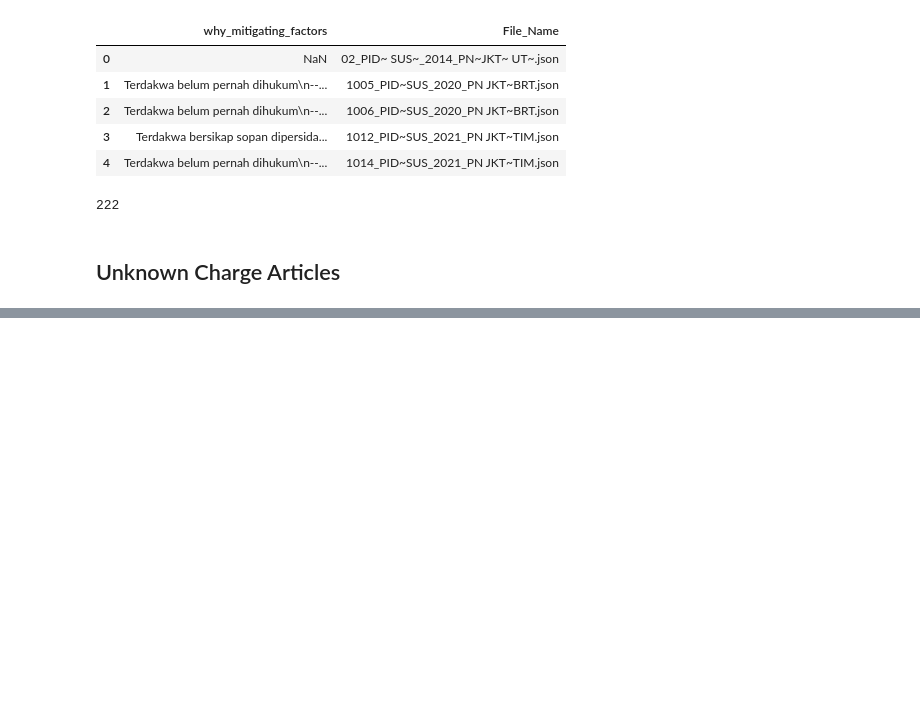
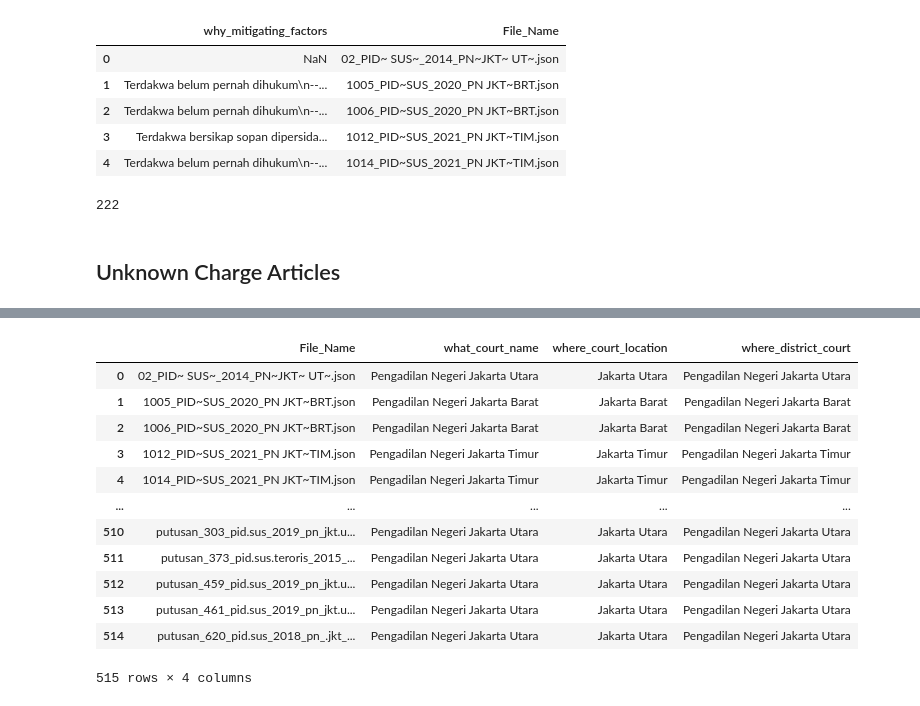
Before and after one commit to FariskaRatna/normalization-putusan, a Jupyter notebook: analysis.ipynb, the cells around one changed output, grey strips where cells are left out. Drawn from its saved outputs; the diff is of its cells as text; code cells hidden in the pictures; blank space fills up the shorter version.

```diff
--- a/analysis.ipynb
+++ b/analysis.ipynb
@@ -183,0 +218,3 @@ unknown_charge.to_excel("unknown_charge.xlsx", index=False)
+# %%
+data = pd.read_excel("rekap_data_terorisme_loc_v8.xlsx")
+data.head()
@@ -183,0 +249,17 @@ unknown_charge.to_excel("unknown_charge.xlsx", index=False)
+# %%
+df_court = data[["File_Name", "what_court_name", "where_court_location", "where_district_court"]]
+df_court
+# %% [output]
+|  | File_Name | what_court_name | where_court_location | where_district_court |
+| 0 | 02_PID~ SUS~_2014_PN~JKT~ UT~.json | Pengadilan Negeri Jakarta Utara | Jakarta Utara | Pengadilan Negeri Jakarta Utara |
+| 1 | 1005_PID~SUS_2020_PN JKT~BRT.json | Pengadilan Negeri Jakarta Barat | Jakarta Barat | Pengadilan Negeri Jakarta Barat |
+| 2 | 1006_PID~SUS_2020_PN JKT~BRT.json | Pengadilan Negeri Jakarta Barat | Jakarta Barat | Pengadilan Negeri Jakarta Barat |
+| 3 | 1012_PID~SUS_2021_PN JKT~TIM.json | Pengadilan Negeri Jakarta Timur | Jakarta Timur | Pengadilan Negeri Jakarta Timur |
+| 4 | 1014_PID~SUS_2021_PN JKT~TIM.json | Pengadilan Negeri Jakarta Timur | Jakarta Timur | Pengadilan Negeri Jakarta Timur |
+| ... | ... | ... | ... | ... |
+| 510 | putusan_303_pid.sus_2019_pn_jkt.u... | Pengadilan Negeri Jakarta Utara | Jakarta Utara | Pengadilan Negeri Jakarta Utara |
+| 511 | putusan_373_pid.sus.teroris_2015_... | Pengadilan Negeri Jakarta Utara | Jakarta Utara | Pengadilan Negeri Jakarta Utara |
+| 512 | putusan_459_pid.sus_2019_pn_jkt.u... | Pengadilan Negeri Jakarta Utara | Jakarta Utara | Pengadilan Negeri Jakarta Utara |
+| 513 | putusan_461_pid.sus_2019_pn_jkt.u... | Pengadilan Negeri Jakarta Utara | Jakarta Utara | Pengadilan Negeri Jakarta Utara |
+| 514 | putusan_620_pid.sus_2018_pn_.jkt_... | Pengadilan Negeri Jakarta Utara | Jakarta Utara | Pengadilan Negeri Jakarta Utara |
+515 rows × 4 columns
```
Also changed, not shown: parts of 18 cells of this notebook, 3 other files.
